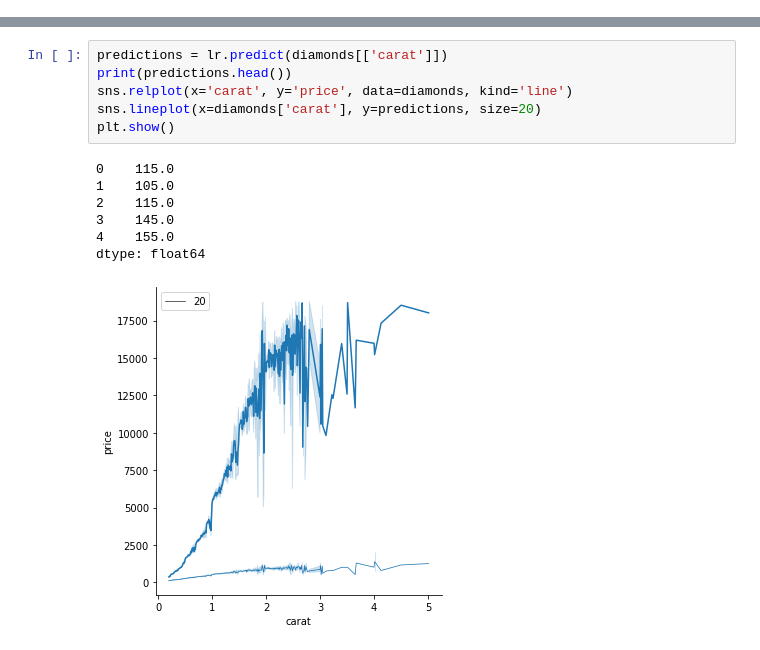
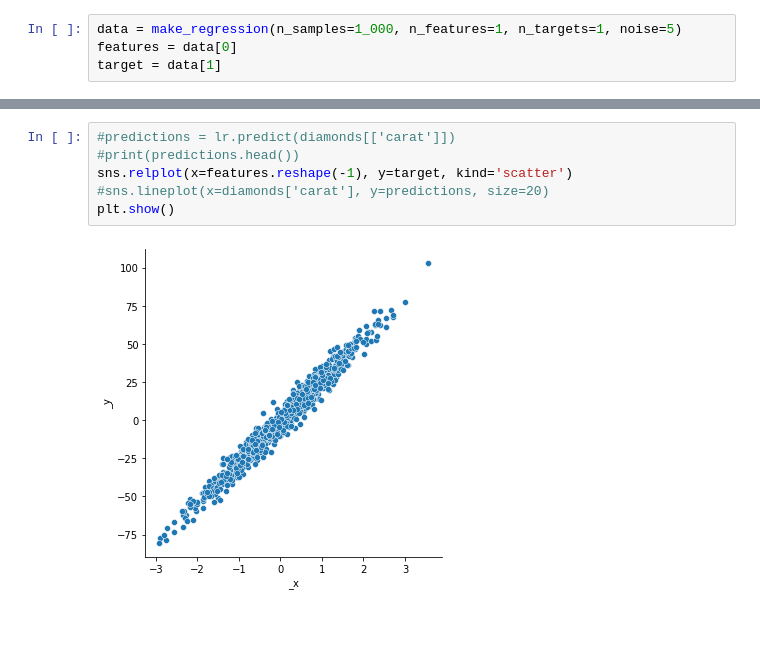
Before and after one commit to PatWieczorek/machine-learning-algorithms-from-scratch, a Jupyter notebook: linear_regression.ipynb, the cells around one changed output, grey strips where cells are left out. Drawn from its saved outputs; the diff is of its cells as text; blank space fills up the shorter version.

```diff
--- a/linear_regression.ipynb
+++ b/linear_regression.ipynb
@@ -16,2 +7,6 @@ diamonds.head()
+# %%
+data = make_regression(n_samples=1_000, n_features=1, n_targets=1, noise=5)
+features = data[0]
+target = data[1]
 # %%
 class myLinearRegression:
@@ -83,14 +95,8 @@ lr.train(diamonds[['carat','x']].iloc[:5], diamonds['price'].iloc[:5])
 # %%
-predictions = lr.predict(diamonds[['carat']])
-print(predictions.head())
-sns.relplot(x='carat', y='price', data=diamonds, kind='line')
-sns.lineplot(x=diamonds['carat'], y=predictions, size=20)
+#predictions = lr.predict(diamonds[['carat']])
+#print(predictions.head())
+sns.relplot(x=features.reshape(-1), y=target, kind='scatter')
+#sns.lineplot(x=diamonds['carat'], y=predictions, size=20)
 plt.show()
 # %% [output]
-0    115.0
-1    105.0
-2    115.0
-3    145.0
-4    155.0
-dtype: float64
-[figure, old version]
+[figure, new version]
```
Also changed, not shown: parts of 3 cells of this notebook.
